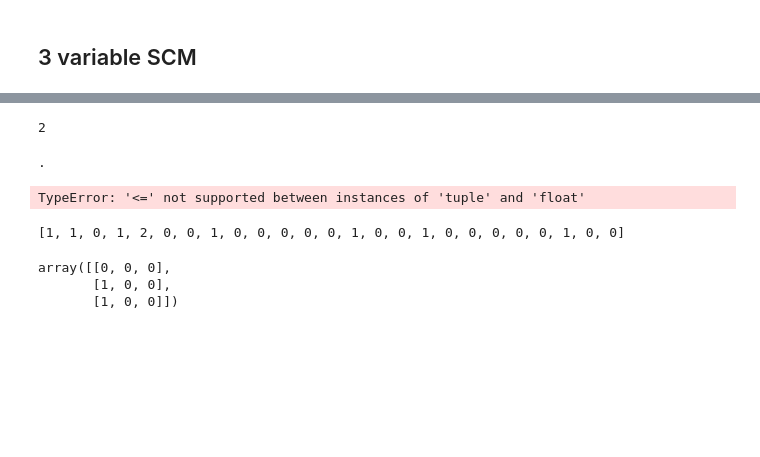
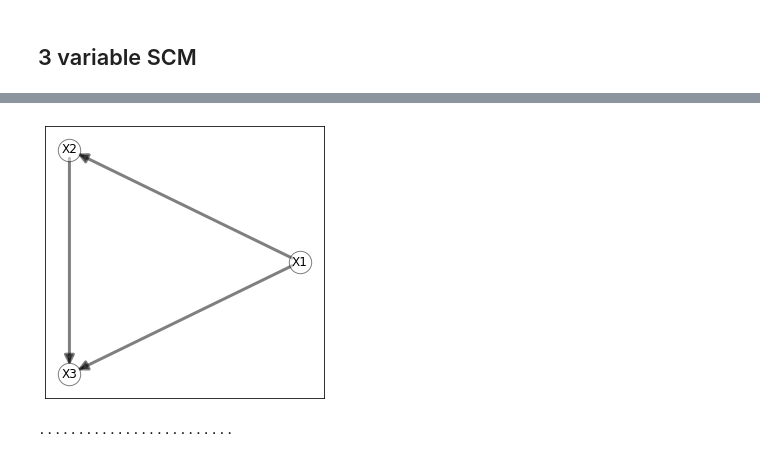
Before and after one commit to rflperry/sparse_shift, a Jupyter notebook: notebooks/02-three_variable_learning.ipynb, the cells around one changed output, grey strips where cells are left out. Drawn from its saved outputs; the diff is of its cells as text; code cells hidden in the pictures; blank space fills up the shorter version.

```diff
--- a/notebooks/02-three_variable_learning.ipynb
+++ b/notebooks/02-three_variable_learning.ipynb
@@ -152,27 +146,16 @@ print(np.sum(pvalues_mat <= alpha) // 2)
-# %%
-np.sum(tri_dags[0])
-# %% [output]
-2
+# %%
+plot_dag(true_parents)
+# %% [output]
+[figure, added]
 # %%
 pval_mats = []
 n_changes = []
 for dag in tri_dags:
-    if np.sum(dag) < 3:
-        continue
     print('.', end='')
-    pvalues_mat = test_structure(Xs, dag, reps=1000, n_jobs=10)
+    pvalues_mat = test_structure(Xs, dag, reps=100, n_jobs=-2)
     pval_mats.append(pvalues_mat)
-    n_changes.append(np.sum(pvalues_mat <= alpha) // 2)
+    n_changes.append(np.sum(pvalues_mat <= alpha) // 2) # Number of changing mechanisms in DAG
+pval_mats = np.asarray(pval_mats)
+n_changes = np.asarray(n_changes)
 # %% [output]
-.
+.........................
-TypeError: '<=' not supported between instances of 'tuple' and 'float'
-# %%
-n_changes
-# %% [output]
-[1, 1, 0, 1, 2, 0, 0, 1, 0, 0, 0, 0, 0, 1, 0, 0, 1, 0, 0, 0, 0, 0, 1, 0, 0]
-# %%
-tri_dags[4]
-# %% [output]
-array([[0, 0, 0],
-       [1, 0, 0],
-       [1, 0, 0]])
```
Also changed, not shown: parts of 15 cells of this notebook, 4 other files.
